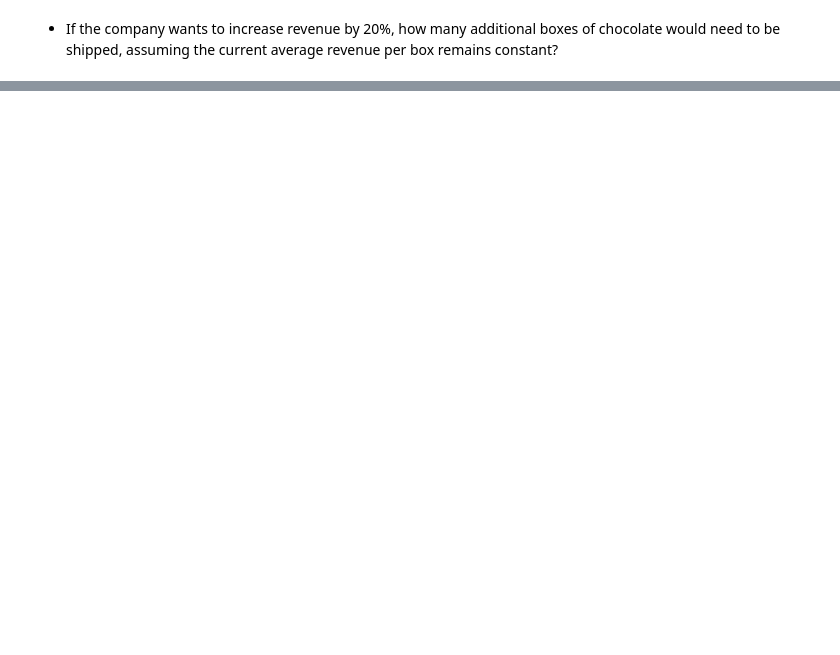
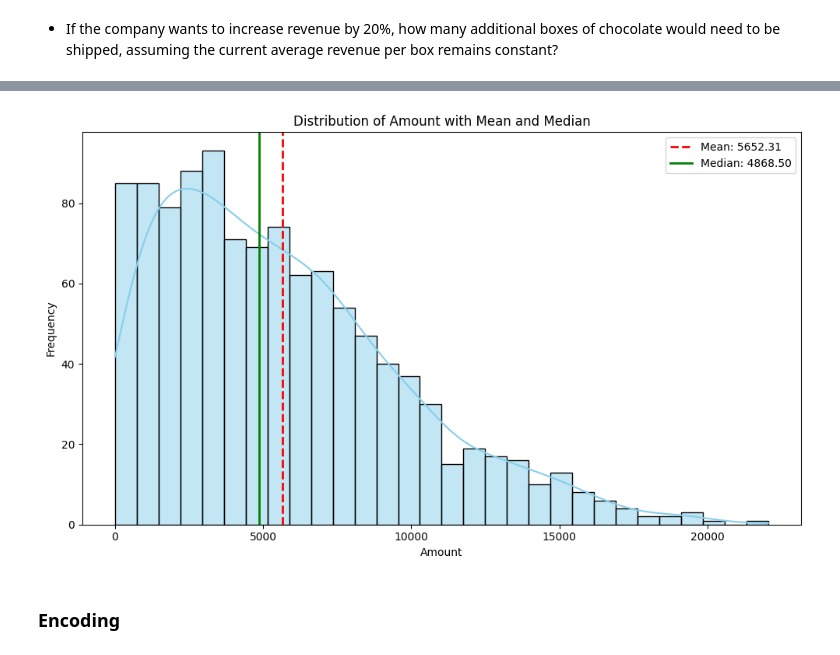
Before and after one commit to ZehraArshad/Exploratory-Data-Analysis, a Jupyter notebook: class activity/data_process.ipynb, the cells around one changed output, grey strips where cells are left out. Cells and saved outputs as stored; diff of their text form; code cells hidden in the pictures; blank space fills up the shorter version.

```diff
--- a/class activity/data_process.ipynb
+++ b/class activity/data_process.ipynb
@@ -486,0 +491,3 @@ remains constant?
+# %%
+data = chocolate_data
+data
@@ -486,0 +508,26 @@ remains constant?
+# %%
+
+# Calculate mean and median
+mean_val = data['Amount'].mean()
+median_val = data['Amount'].median()
+
+# Plot histogram
+plt.figure(figsize=(10,6))
+sns.histplot(data['Amount'], bins=30, kde=True, color='skyblue')
+
+# Plot mean line
+plt.axvline(mean_val, color='red', linestyle='--', linewidth=2, label=f'Mean: {mean_val:.2f}')
+
+# Plot median line
+plt.axvline(median_val, color='green', linestyle='-', linewidth=2, label=f'Median: {median_val:.2f}')
+
+# Labels and legend
+plt.title('Distribution of Amount with Mean and Median')
+plt.xlabel('Amount')
+plt.ylabel('Frequency')
+plt.legend()
+
+plt.tight_layout()
+plt.show()
+# %% [output]
+[figure, added]
@@ -486,0 +538,2 @@ remains constant?
+# %% [markdown]
+### Encoding
```
Also changed, not shown: parts of 23 cells of this notebook, 5 other files.
